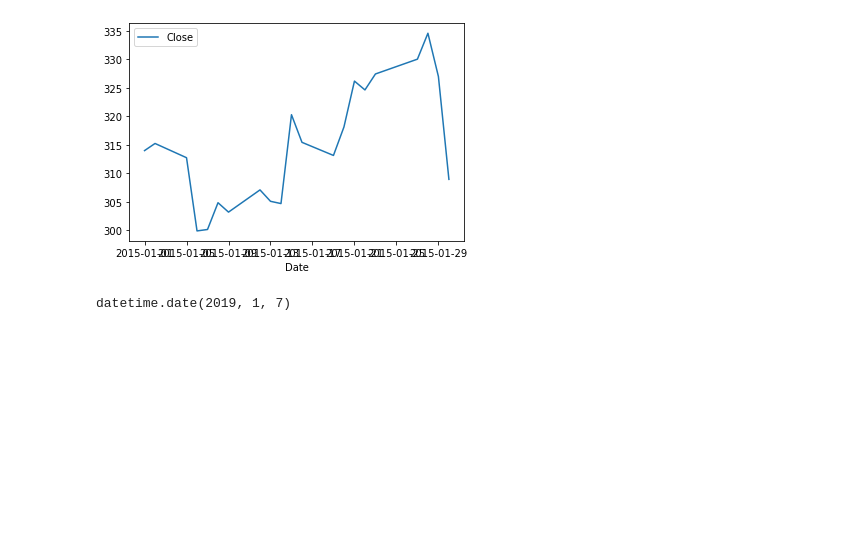
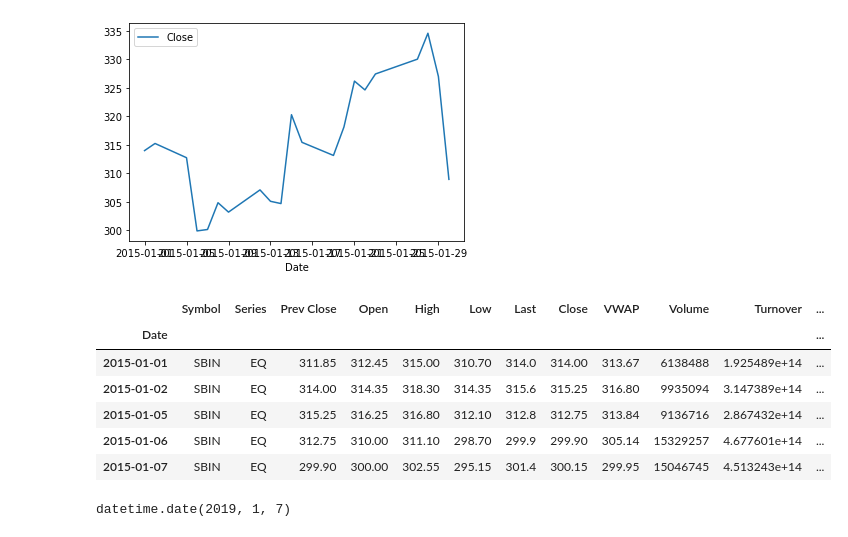
Before and after one commit to secmldev/quick-start-python, a Jupyter notebook: 105_read_nse_stock_data.ipynb, the cells around one changed output. Drawn from its saved outputs; the diff is of its cells as text; code cells hidden in the pictures; blank space fills up the shorter version.

```diff
--- a/105_read_nse_stock_data.ipynb
+++ b/105_read_nse_stock_data.ipynb
@@ -15,6 +20,16 @@ data[['Close']].plot()
 # %% [output]
 <AxesSubplot:xlabel='Date'>
 [figure]
+# %%
+data.head()
+# %% [output]
+|  | Symbol | Series | Prev Close | Open | High | Low | Last | Close | VWAP | Volume | Turnover | ... |
+| Date |  |  |  |  |  |  |  |  |  |  |  | ... |
+| 2015-01-01 | SBIN | EQ | 311.85 | 312.45 | 315.00 | 310.70 | 314.0 | 314.00 | 313.67 | 6138488 | 1.925489e+14 | ... |
+| 2015-01-02 | SBIN | EQ | 314.00 | 314.35 | 318.30 | 314.35 | 315.6 | 315.25 | 316.80 | 9935094 | 3.147389e+14 | ... |
+| 2015-01-05 | SBIN | EQ | 315.25 | 316.25 | 316.80 | 312.10 | 312.8 | 312.75 | 313.84 | 9136716 | 2.867432e+14 | ... |
+| 2015-01-06 | SBIN | EQ | 312.75 | 310.00 | 311.10 | 298.70 | 299.9 | 299.90 | 305.14 | 15329257 | 4.677601e+14 | ... |
+| 2015-01-07 | SBIN | EQ | 299.90 | 300.00 | 302.55 | 295.15 | 301.4 | 300.15 | 299.95 | 15046745 | 4.513243e+14 | ... |
 # %%
 start_date = date(2019, 1 , 7)
 end_date = date(2019, 5, 15)
```
Also changed, not shown: parts of 1 cell of this notebook, 12 other files.
